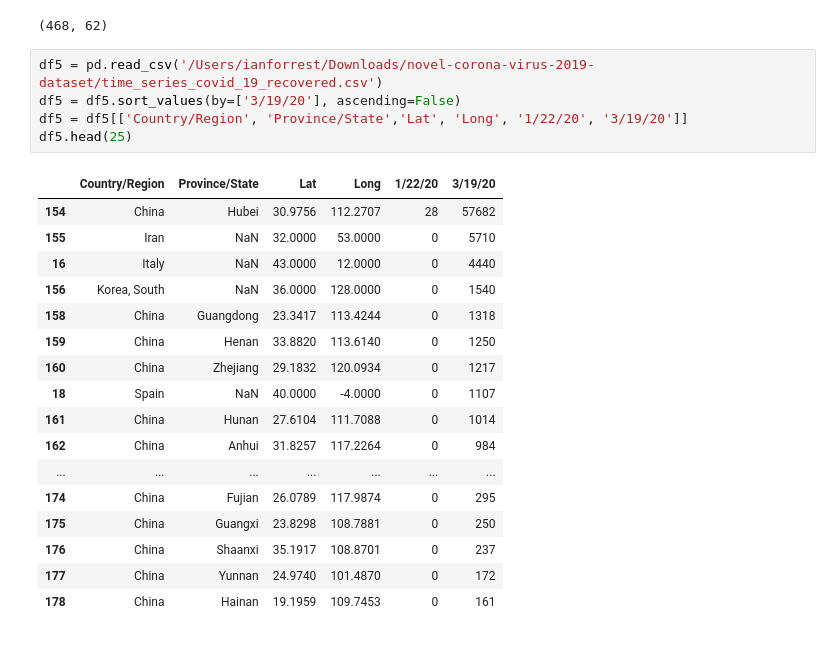
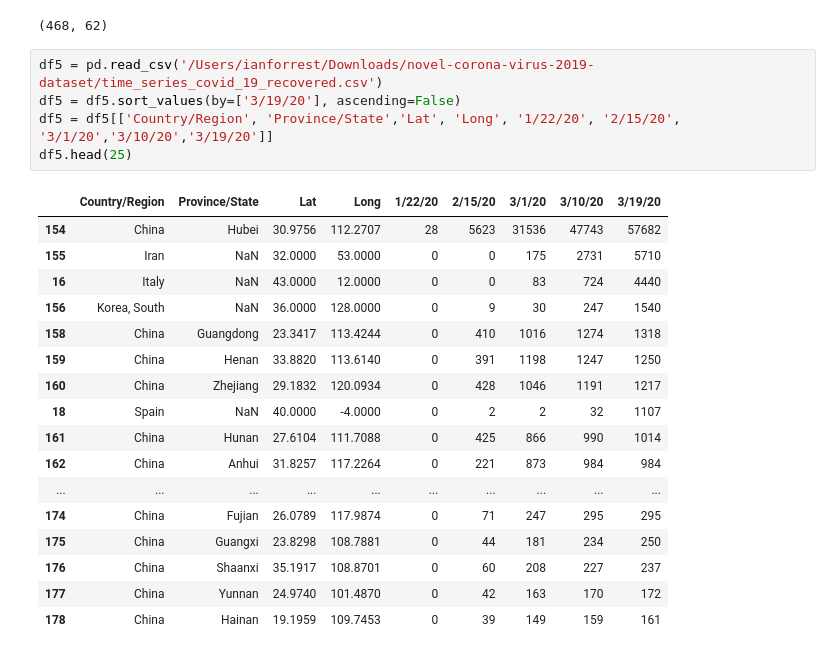
Before and after one commit to ianforrest11/covid_exploration, a Jupyter notebook: initial_exploration.ipynb, the cells around one changed output. Drawn from its saved outputs; the diff is of its cells as text.

```diff
--- a/initial_exploration.ipynb
+++ b/initial_exploration.ipynb
@@ -171,23 +168,23 @@ df4.shape
 # %%
 df5 = pd.read_csv('/Users/ianforrest/Downloads/novel-corona-virus-2019-dataset/time_series_covid_19_recovered.csv')
 df5 = df5.sort_values(by=['3/19/20'], ascending=False)
-df5 = df5[['Country/Region', 'Province/State','Lat', 'Long', '1/22/20', '3/19/20']]
+df5 = df5[['Country/Region', 'Province/State','Lat', 'Long', '1/22/20', '2/15/20', '3/1/20','3/10/20','3/19/20']]
 df5.head(25)
 # %% [output]
-|  | Country/Region | Province/State | Lat | Long | 1/22/20 | 3/19/20 |
-| 154 | China | Hubei | 30.9756 | 112.2707 | 28 | 57682 |
-| 155 | Iran | NaN | 32.0000 | 53.0000 | 0 | 5710 |
-| 16 | Italy | NaN | 43.0000 | 12.0000 | 0 | 4440 |
-| 156 | Korea, South | NaN | 36.0000 | 128.0000 | 0 | 1540 |
-| 158 | China | Guangdong | 23.3417 | 113.4244 | 0 | 1318 |
-| 159 | China | Henan | 33.8820 | 113.6140 | 0 | 1250 |
-| 160 | China | Zhejiang | 29.1832 | 120.0934 | 0 | 1217 |
-| 18 | Spain | NaN | 40.0000 | -4.0000 | 0 | 1107 |
-| 161 | China | Hunan | 27.6104 | 111.7088 | 0 | 1014 |
-| 162 | China | Anhui | 31.8257 | 117.2264 | 0 | 984 |
-| ... | ... | ... | ... | ... | ... | ... |
-| 174 | China | Fujian | 26.0789 | 117.9874 | 0 | 295 |
-| 175 | China | Guangxi | 23.8298 | 108.7881 | 0 | 250 |
-| 176 | China | Shaanxi | 35.1917 | 108.8701 | 0 | 237 |
-| 177 | China | Yunnan | 24.9740 | 101.4870 | 0 | 172 |
-| 178 | China | Hainan | 19.1959 | 109.7453 | 0 | 161 |
+|  | Country/Region | Province/State | Lat | Long | 1/22/20 | 2/15/20 | 3/1/20 | 3/10/20 | 3/19/20 |
+| 154 | China | Hubei | 30.9756 | 112.2707 | 28 | 5623 | 31536 | 47743 | 57682 |
+| 155 | Iran | NaN | 32.0000 | 53.0000 | 0 | 0 | 175 | 2731 | 5710 |
+| 16 | Italy | NaN | 43.0000 | 12.0000 | 0 | 0 | 83 | 724 | 4440 |
+| 156 | Korea, South | NaN | 36.0000 | 128.0000 | 0 | 9 | 30 | 247 | 1540 |
+| 158 | China | Guangdong | 23.3417 | 113.4244 | 0 | 410 | 1016 | 1274 | 1318 |
+| 159 | China | Henan | 33.8820 | 113.6140 | 0 | 391 | 1198 | 1247 | 1250 |
+| 160 | China | Zhejiang | 29.1832 | 120.0934 | 0 | 428 | 1046 | 1191 | 1217 |
+| 18 | Spain | NaN | 40.0000 | -4.0000 | 0 | 2 | 2 | 32 | 1107 |
+| 161 | China | Hunan | 27.6104 | 111.7088 | 0 | 425 | 866 | 990 | 1014 |
+| 162 | China | Anhui | 31.8257 | 117.2264 | 0 | 221 | 873 | 984 | 984 |
+| ... | ... | ... | ... | ... | ... | ... | ... | ... | ... |
+| 174 | China | Fujian | 26.0789 | 117.9874 | 0 | 71 | 247 | 295 | 295 |
+| 175 | China | Guangxi | 23.8298 | 108.7881 | 0 | 44 | 181 | 234 | 250 |
+| 176 | China | Shaanxi | 35.1917 | 108.8701 | 0 | 60 | 208 | 227 | 237 |
+| 177 | China | Yunnan | 24.9740 | 101.4870 | 0 | 42 | 163 | 170 | 172 |
+| 178 | China | Hainan | 19.1959 | 109.7453 | 0 | 39 | 149 | 159 | 161 |
```
Also changed, not shown: parts of 3 cells of this notebook.
